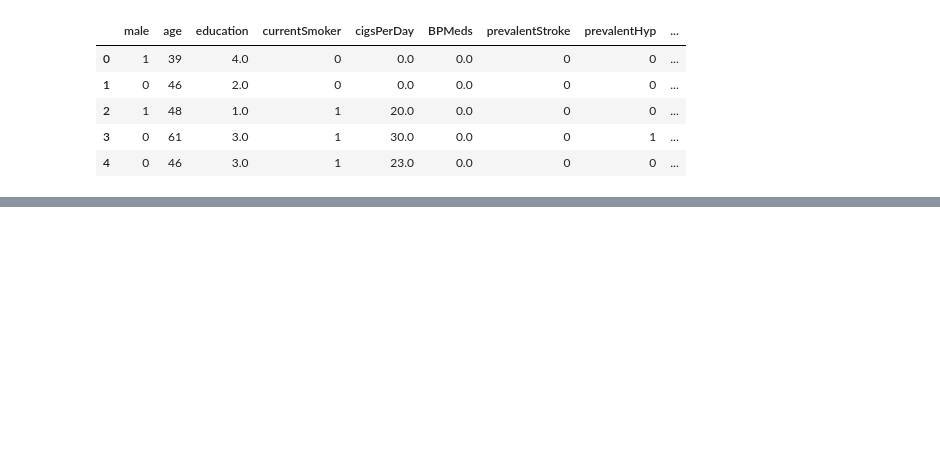
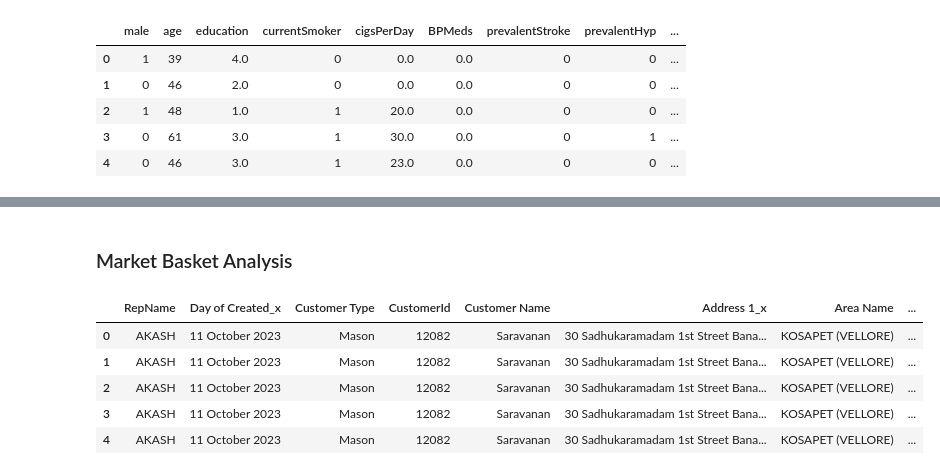
Before and after one commit to PriyaP-9704/Machine-Leaning-Workouts, a Jupyter notebook: ML_workout.ipynb, the cells around one changed output, grey strips where cells are left out. Cells and saved outputs as stored; diff of their text form; code cells hidden in the pictures; blank space fills up the shorter version.

```diff
--- a/ML_workout.ipynb
+++ b/ML_workout.ipynb
@@ -821,3 +821,5 @@ fig = px.scatter_3d(data1,x = "comp1",y = "comp2",z = "comp3",hover_data = ["tot
 fig.show()
 # %% [output]
 [interactive output not drawn]
+# %% [markdown]
+### Market Basket Analysis
@@ -823,0 +833,9 @@ fig.show()
+# %%
+data.head()
+# %% [output]
+|  | RepName | Day of Created_x | Customer Type | CustomerId | Customer Name | Address 1_x | Area Name | ... |
+| 0 | AKASH | 11 October 2023 | Mason | 12082 | Saravanan | 30 Sadhukaramadam 1st Street Bana... | KOSAPET (VELLORE) | ... |
+| 1 | AKASH | 11 October 2023 | Mason | 12082 | Saravanan | 30 Sadhukaramadam 1st Street Bana... | KOSAPET (VELLORE) | ... |
+| 2 | AKASH | 11 October 2023 | Mason | 12082 | Saravanan | 30 Sadhukaramadam 1st Street Bana... | KOSAPET (VELLORE) | ... |
+| 3 | AKASH | 11 October 2023 | Mason | 12082 | Saravanan | 30 Sadhukaramadam 1st Street Bana... | KOSAPET (VELLORE) | ... |
+| 4 | AKASH | 11 October 2023 | Mason | 12082 | Saravanan | 30 Sadhukaramadam 1st Street Bana... | KOSAPET (VELLORE) | ... |
```
Also changed, not shown: parts of 12 cells of this notebook.
